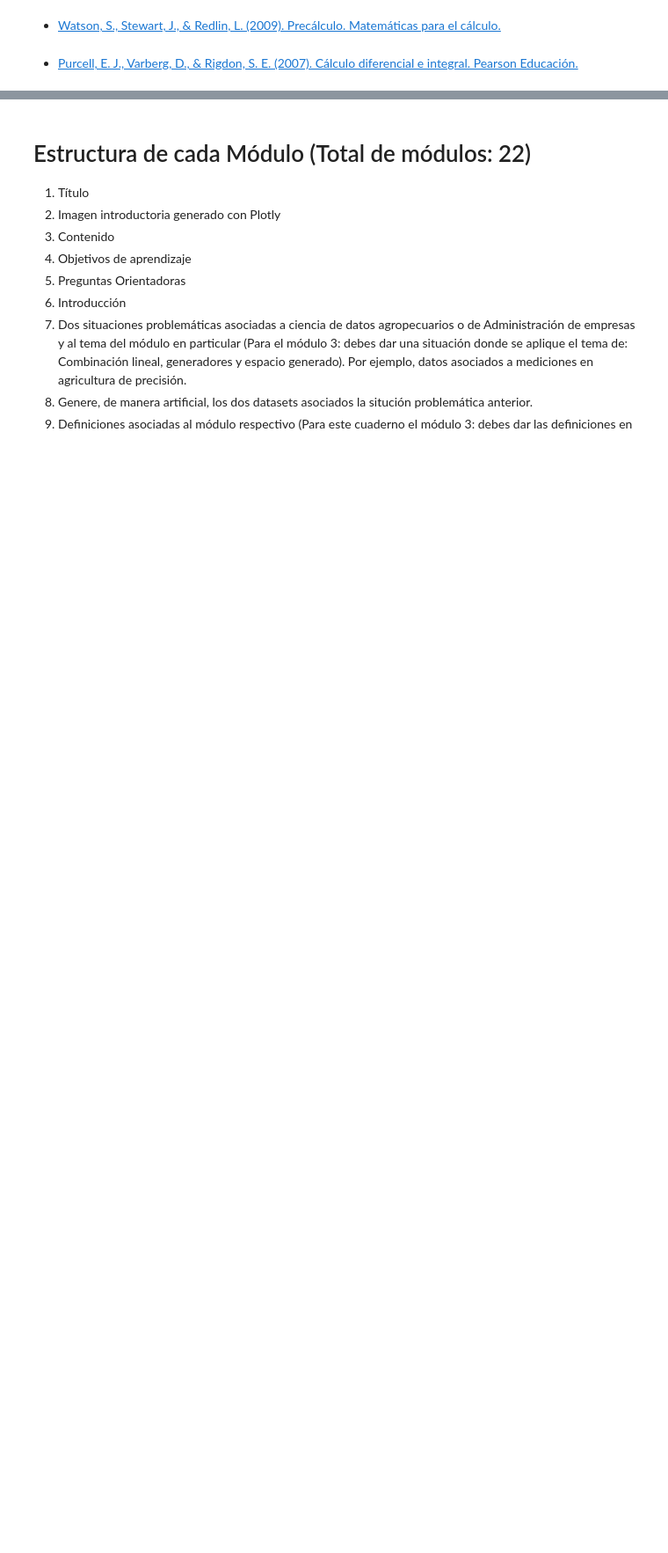
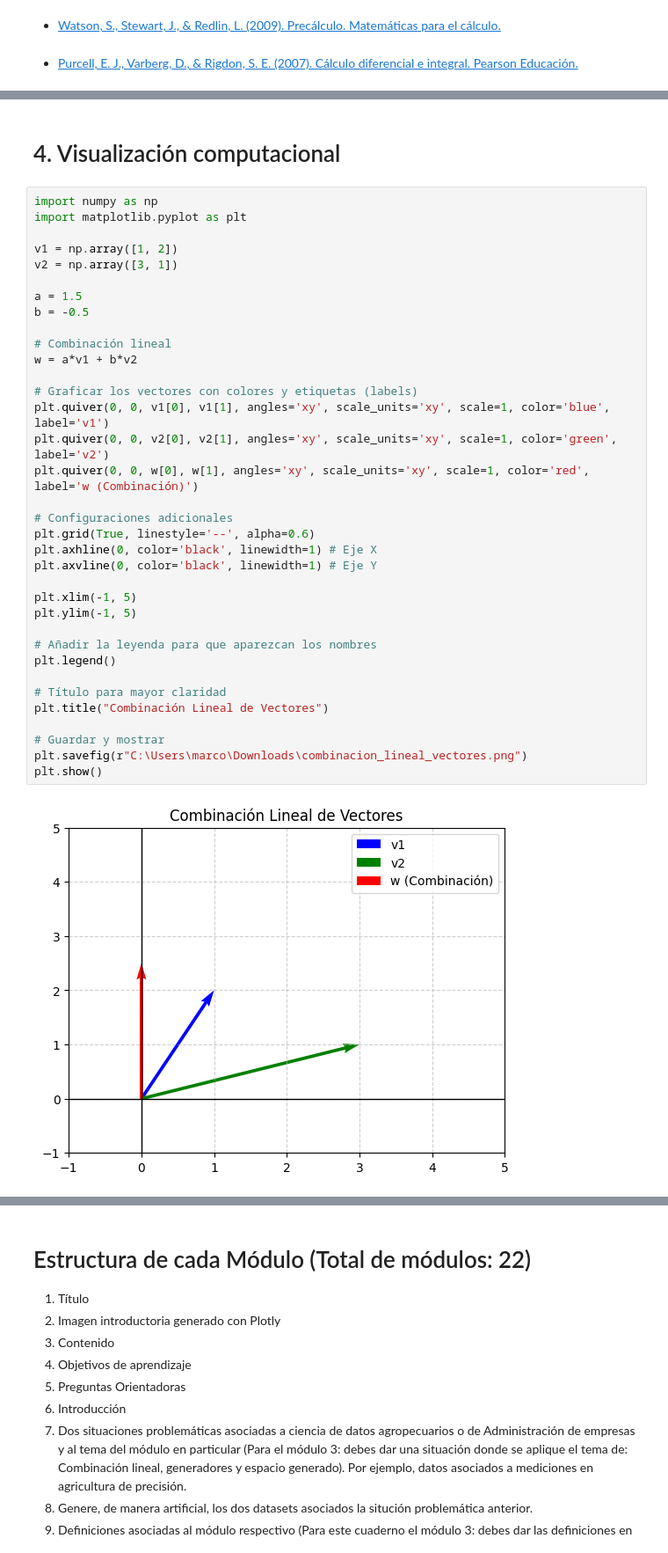
Before and after one commit to marco-canas/linear_algebra, a Jupyter notebook: 3_clases_segun_clara_mejia_laverde/1_cap/3_modulo/3_modulo.ipynb, the cells around one changed output, grey strips where cells are left out. Shown at 88% size. Cells and saved outputs as stored; diff of their text form; blank space fills up the shorter version.

```diff
--- a/3_clases_segun_clara_mejia_laverde/1_cap/3_modulo/3_modulo.ipynb
+++ b/3_clases_segun_clara_mejia_laverde/1_cap/3_modulo/3_modulo.ipynb
@@ -1757,0 +1170,41 @@ Dataset agrícola simulado.
+# %% [markdown]
+
+
+# 4. Visualización computacional
+# %%
+import numpy as np
+import matplotlib.pyplot as plt
+
+v1 = np.array([1, 2])
+v2 = np.array([3, 1])
+
+a = 1.5
+b = -0.5
+
+# Combinación lineal
+w = a*v1 + b*v2
+
+# Graficar los vectores con colores y etiquetas (labels)
+plt.quiver(0, 0, v1[0], v1[1], angles='xy', scale_units='xy', scale=1, color='blue', label='v1')
+plt.quiver(0, 0, v2[0], v2[1], angles='xy', scale_units='xy', scale=1, color='green', label='v2')
+plt.quiver(0, 0, w[0], w[1], angles='xy', scale_units='xy', scale=1, color='red', label='w (Combinación)')
+
+# Configuraciones adicionales
+plt.grid(True, linestyle='--', alpha=0.6)
+plt.axhline(0, color='black', linewidth=1) # Eje X
+plt.axvline(0, color='black', linewidth=1) # Eje Y
+
+plt.xlim(-1, 5)
+plt.ylim(-1, 5)
+
+# Añadir la leyenda para que aparezcan los nombres
+plt.legend()
+
+# Título para mayor claridad
+plt.title("Combinación Lineal de Vectores")
+
+# Guardar y mostrar
+plt.savefig(r"C:\Users\marco\Downloads\combinacion_lineal_vectores.png")
+plt.show()
+# %% [output]
+[figure, added]
```
Also changed, not shown: parts of 158 cells of this notebook, 1 other file.
